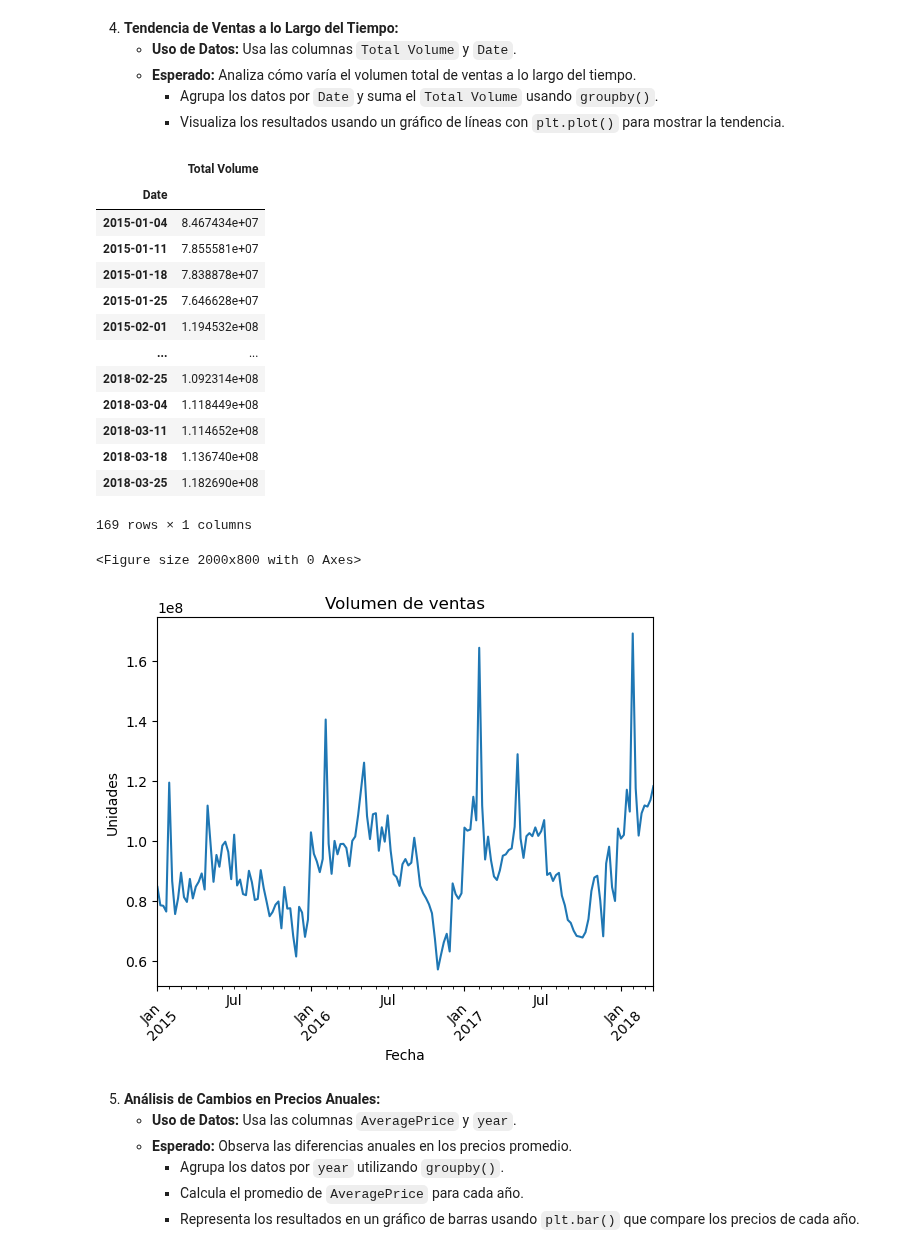
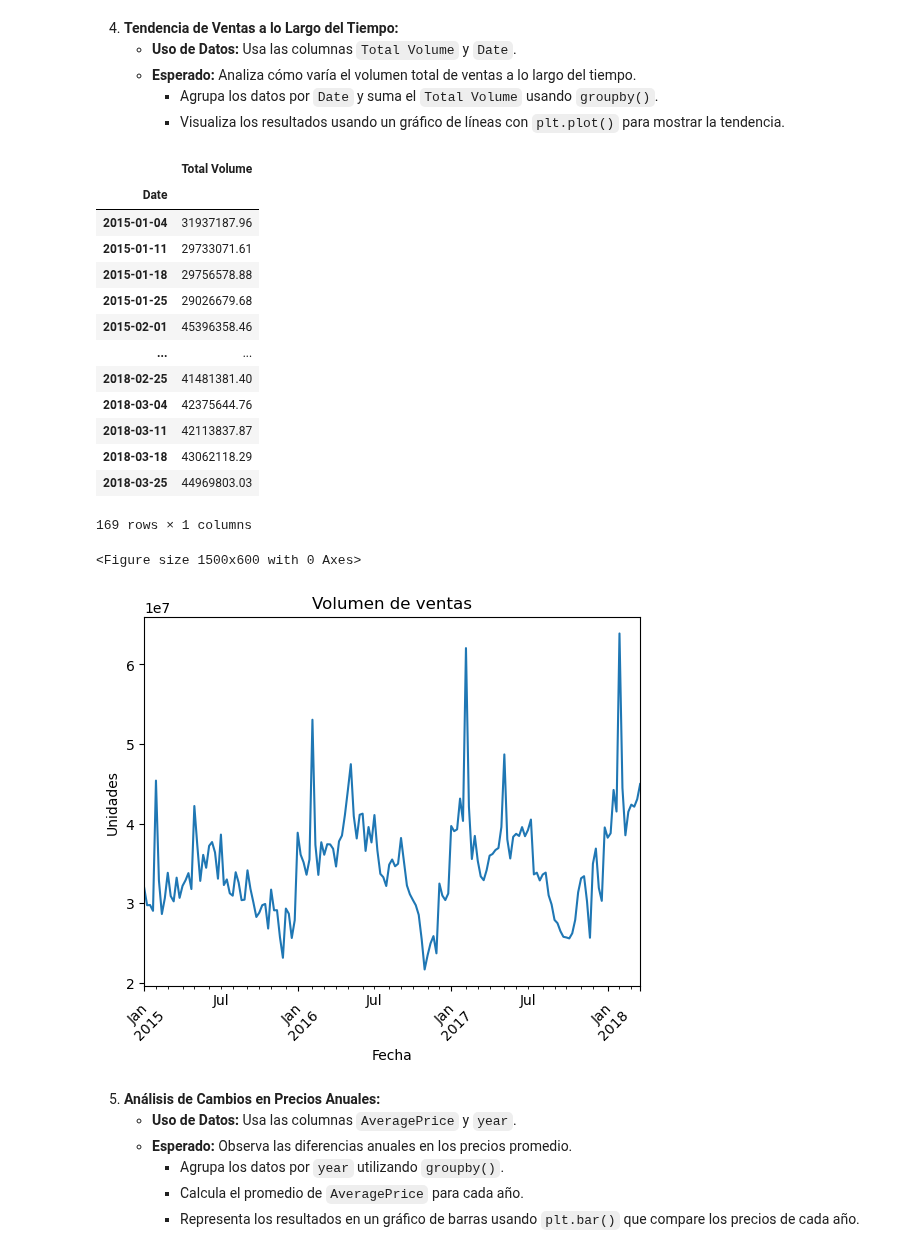
Before and after one commit to albagd77/MAGic-Avocado-TP1, a Jupyter notebook: 01_series_temporales.ipynb, the cells around one changed output. Saved outputs shown, nothing was run; the diff lists cells and outputs as text; code cells hidden in the pictures.

```diff
--- a/01_series_temporales.ipynb
+++ b/01_series_temporales.ipynb
@@ -29,6 +33,9 @@ df
 | 18247 | 10 | 2018-01-14 | 1.93 | 16205.22 | 1527.63 | 2981.04 | 727.01 | 10969.54 | 10919.54 | ... |
 | 18248 | 11 | 2018-01-07 | 1.62 | 17489.58 | 2894.77 | 2356.13 | 224.53 | 12014.15 | 11988.14 | ... |
 18249 rows × 14 columns
+# %%
+# Copia del dataframe para preservar datos originales
+df = df_orig.copy()
 # %% [markdown]
 
 1. **Descomposición de Series Temporales de Precios:**
@@ -37,3 +44,7 @@ df
      - Convierte `Date` a tipo datetime usando `pd.to_datetime()`.
      - Agrupa los datos por `Date` y calcula el promedio de `AveragePrice` utilizando `groupby()` si es necesario.
      - Visualiza los componentes descompuestos usando `matplotlib` para cada uno de ellos.
+# %%
+# Añade columna con categorización de City/Region/GreaterRegion/TotalUS
+df['cat_region'] = df['region'].transform(lambda x: magic.get_truly_region(x))
+df
@@ -59,0 +68,4 @@ grouped_data
+# %%
+# Prepara filtro de filas para tener en cuenta sólo verdaderamente GreaterRegion
+greater_regions = df[df['cat_region']=='GreaterRegion']
+greater_regions
@@ -160,35 +209,35 @@ plt.show()
      - Agrupa los datos por `Date` y suma el `Total Volume` usando `groupby()`.
      - Visualiza los resultados usando un gráfico de líneas con `plt.plot()` para mostrar la tendencia.
 # %%
-grouped_data = df[['Date','Total Volume']].groupby('Date').sum()
-grouped_data
+gd_volume = greater_regions[['Date','Total Volume']].groupby('Date').sum()
+gd_volume
 # %% [output]
 |  | Total Volume |
 | Date |  |
-| 2015-01-04 | 8.467434e+07 |
-| 2015-01-11 | 7.855581e+07 |
-| 2015-01-18 | 7.838878e+07 |
-| 2015-01-25 | 7.646628e+07 |
-| 2015-02-01 | 1.194532e+08 |
+| 2015-01-04 | 31937187.96 |
+| 2015-01-11 | 29733071.61 |
+| 2015-01-18 | 29756578.88 |
+| 2015-01-25 | 29026679.68 |
+| 2015-02-01 | 45396358.46 |
 | ... | ... |
-| 2018-02-25 | 1.092314e+08 |
-| 2018-03-04 | 1.118449e+08 |
-| 2018-03-11 | 1.114652e+08 |
-| 2018-03-18 | 1.136740e+08 |
-| 2018-03-25 | 1.182690e+08 |
+| 2018-02-25 | 41481381.40 |
+| 2018-03-04 | 42375644.76 |
+| 2018-03-11 | 42113837.87 |
+| 2018-03-18 | 43062118.29 |
+| 2018-03-25 | 44969803.03 |
 169 rows × 1 columns
 # %%
-plt.figure(figsize=(20,8))
-grouped_data.plot()
+plt.figure(figsize=(15,6))
+gd_volume.plot()
 plt.title('Volumen de ventas')
 plt.xlabel('Fecha')
 plt.ylabel('Unidades')
 plt.xticks(rotation=45)
 plt.legend().remove()
 plt.show()
 # %% [output]
-<Figure size 2000x800 with 0 Axes>
+<Figure size 1500x600 with 0 Axes>
-[figure, old version]
+[figure, new version]
 # %% [markdown]
 
 5. **Análisis de Cambios en Precios Anuales:**
```
Also changed, not shown: parts of 16 cells of this notebook, 2 other files.
